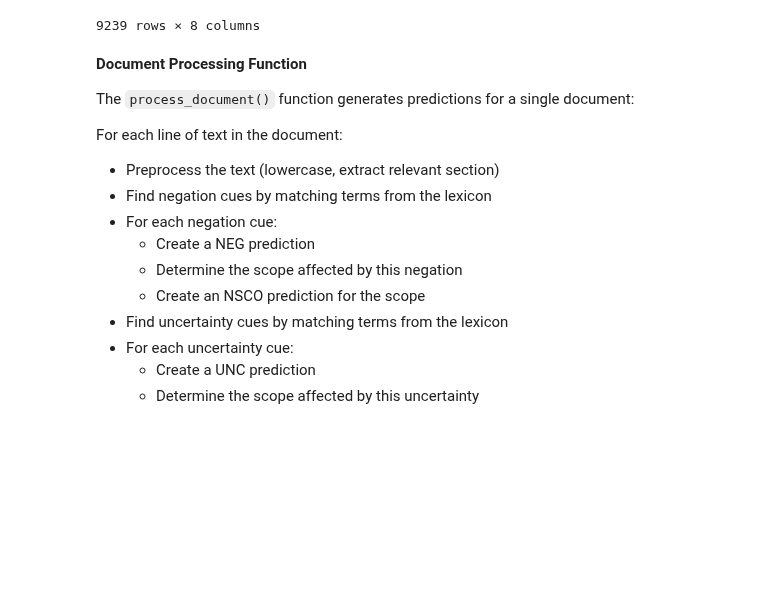
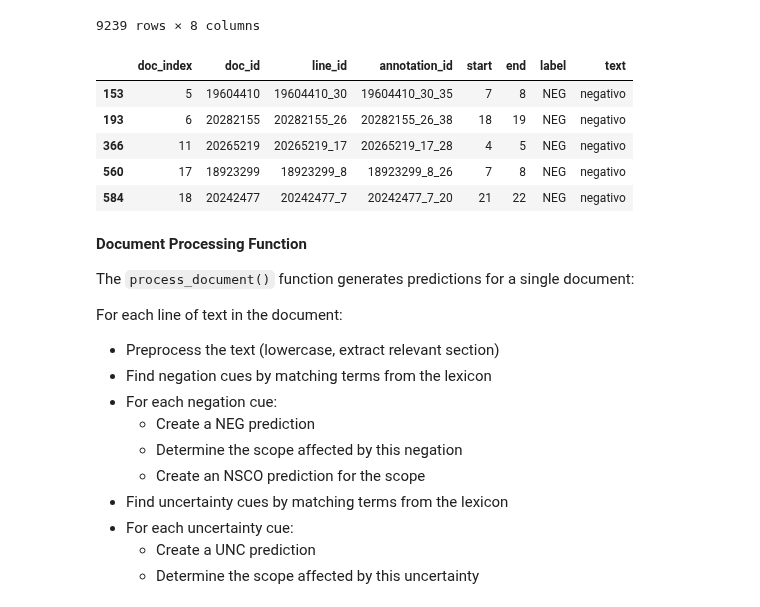
Before and after one commit to dmxocean/projectNLP, a Jupyter notebook: notebooks/rule_based.ipynb, the cells around one changed output. Cells and saved outputs as stored; diff of their text form; code cells hidden in the pictures; blank space fills up the shorter version.

```diff
--- a/notebooks/rule_based.ipynb
+++ b/notebooks/rule_based.ipynb
@@ -39,6 +39,15 @@ df_train
 | 9237 | 253 | 20339886 | 20339886_29 | 20339886_29_43 | 209 | 210 | NSCO | foco |
 | 9238 | 253 | 20339886 | 20339886_32 | 20339886_32_44 | 32 | 33 | NEG | negativo |
 9239 rows × 8 columns
+# %%
+df_train[df_train["text"] == "negativo"].head()
+# %% [output]
+|  | doc_index | doc_id | line_id | annotation_id | start | end | label | text |
+| 153 | 5 | 19604410 | 19604410_30 | 19604410_30_35 | 7 | 8 | NEG | negativo |
+| 193 | 6 | 20282155 | 20282155_26 | 20282155_26_38 | 18 | 19 | NEG | negativo |
+| 366 | 11 | 20265219 | 20265219_17 | 20265219_17_28 | 4 | 5 | NEG | negativo |
+| 560 | 17 | 18923299 | 18923299_8 | 18923299_8_26 | 7 | 8 | NEG | negativo |
+| 584 | 18 | 20242477 | 20242477_7 | 20242477_7_20 | 21 | 22 | NEG | negativo |
 # %%
 from nltk.tokenize import word_tokenize
 # %%
```
Also changed, not shown: parts of 6 cells of this notebook, 6 other files.
